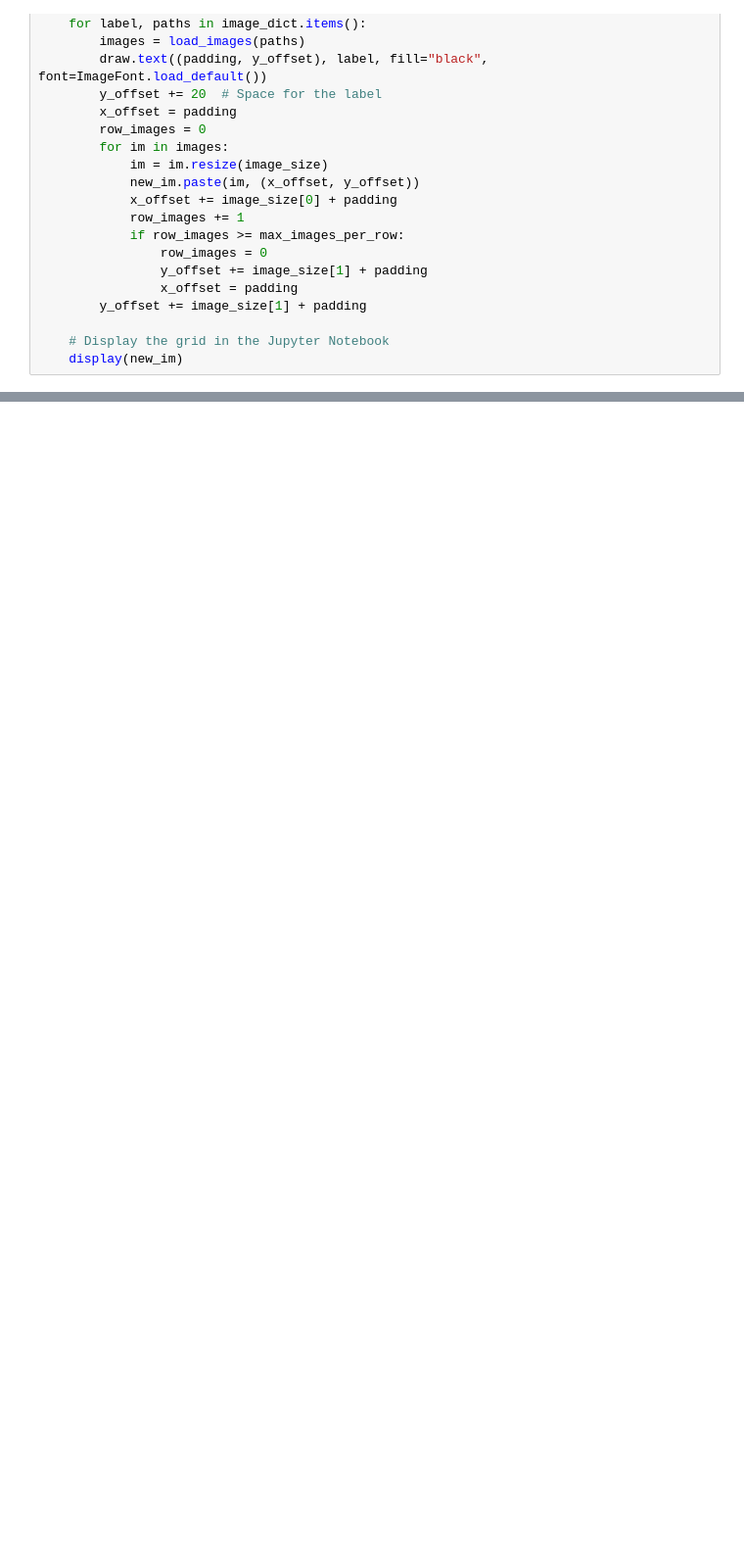
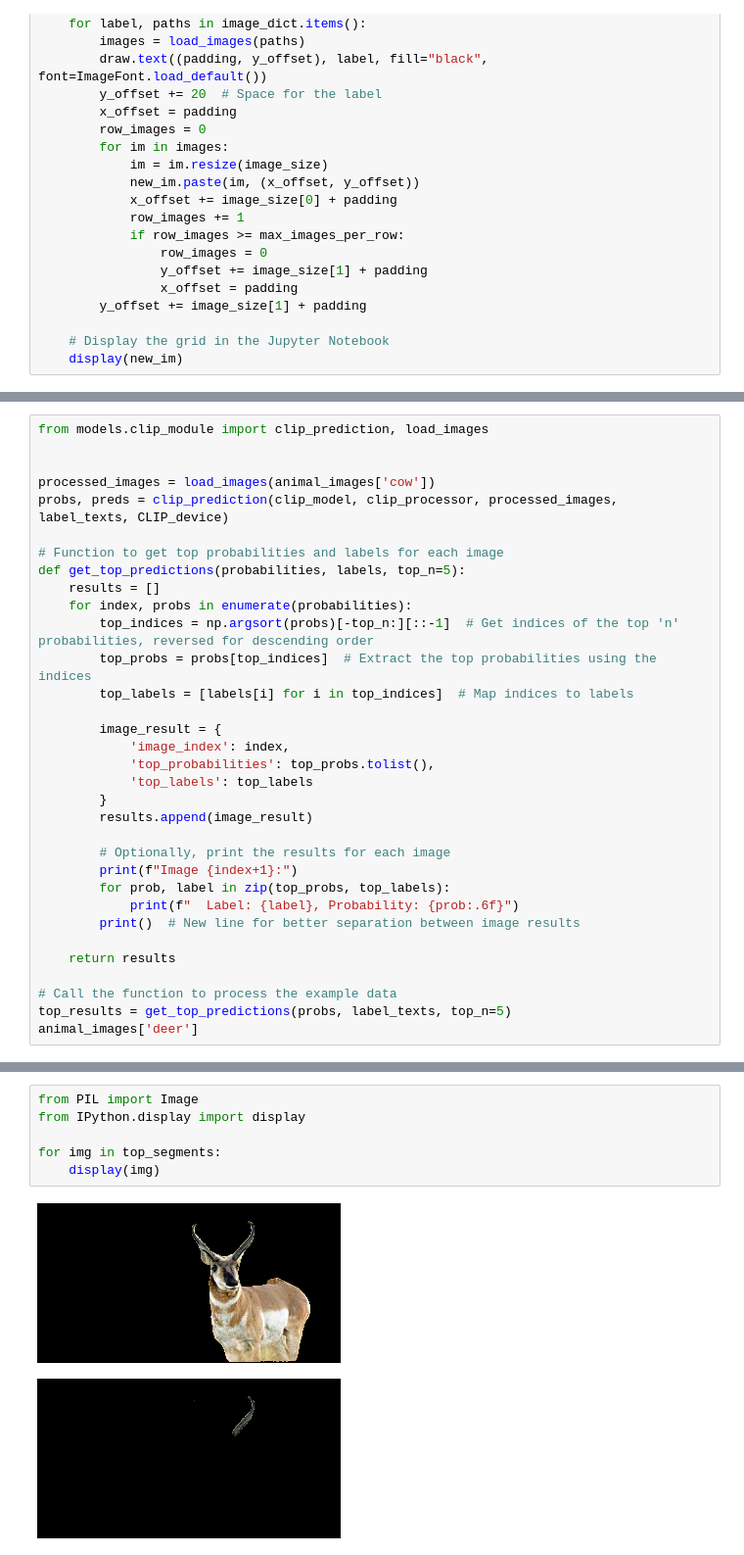
Before and after one commit to FRANK-RAN/Auto-Segment-Collage, a Jupyter notebook: visualize.ipynb, the cells around one changed output, grey strips where cells are left out. Shown: that part at 98% size. Drawn from its saved outputs; the diff is of its cells as text; blank space fills up the shorter version.

```diff
--- a/visualize.ipynb
+++ b/visualize.ipynb
@@ -111,0 +88,33 @@ create_and_show_grid(animal_images)
+# %%
+from models.clip_module import clip_prediction, load_images
+
+
+processed_images = load_images(animal_images['cow'])
+probs, preds = clip_prediction(clip_model, clip_processor, processed_images, label_texts, CLIP_device)
+
+# Function to get top probabilities and labels for each image
+def get_top_predictions(probabilities, labels, top_n=5):
+    results = []
+    for index, probs in enumerate(probabilities):
+        top_indices = np.argsort(probs)[-top_n:][::-1]  # Get indices of the top 'n' probabilities, reversed for descending order
+        top_probs = probs[top_indices]  # Extract the top probabilities using the indices
+        top_labels = [labels[i] for i in top_indices]  # Map indices to labels
+
+        image_result = {
+            'image_index': index,
+            'top_probabilities': top_probs.tolist(),
+            'top_labels': top_labels
+        }
+        results.append(image_result)
+
+        # Optionally, print the results for each image
+        print(f"Image {index+1}:")
+        for prob, label in zip(top_probs, top_labels):
+            print(f"  Label: {label}, Probability: {prob:.6f}")
+        print()  # New line for better separation between image results
+
+    return results
+
+# Call the function to process the example data
+top_results = get_top_predictions(probs, label_texts, top_n=5)
+animal_images['deer']
@@ -111,0 +286,9 @@ create_and_show_grid(animal_images)
+# %%
+from PIL import Image
+from IPython.display import display
+
+for img in top_segments:
+    display(img)
+# %% [output]
+[figure, added]
+[figure, added]
```
Also changed, not shown: parts of 6 cells of this notebook, 4 other files.
